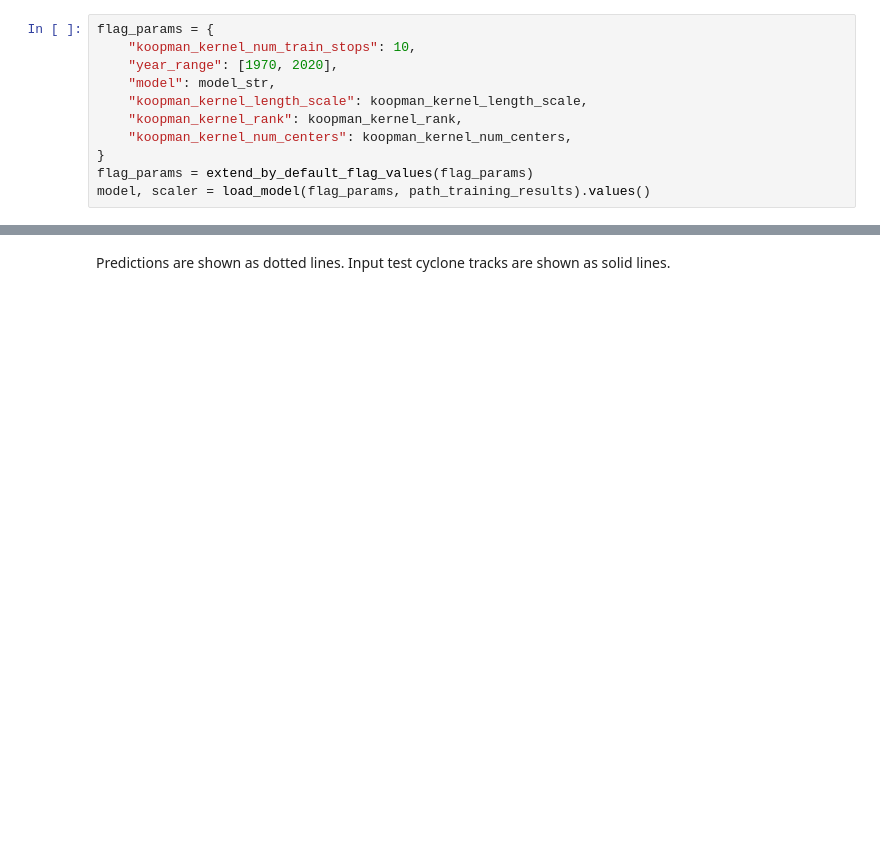
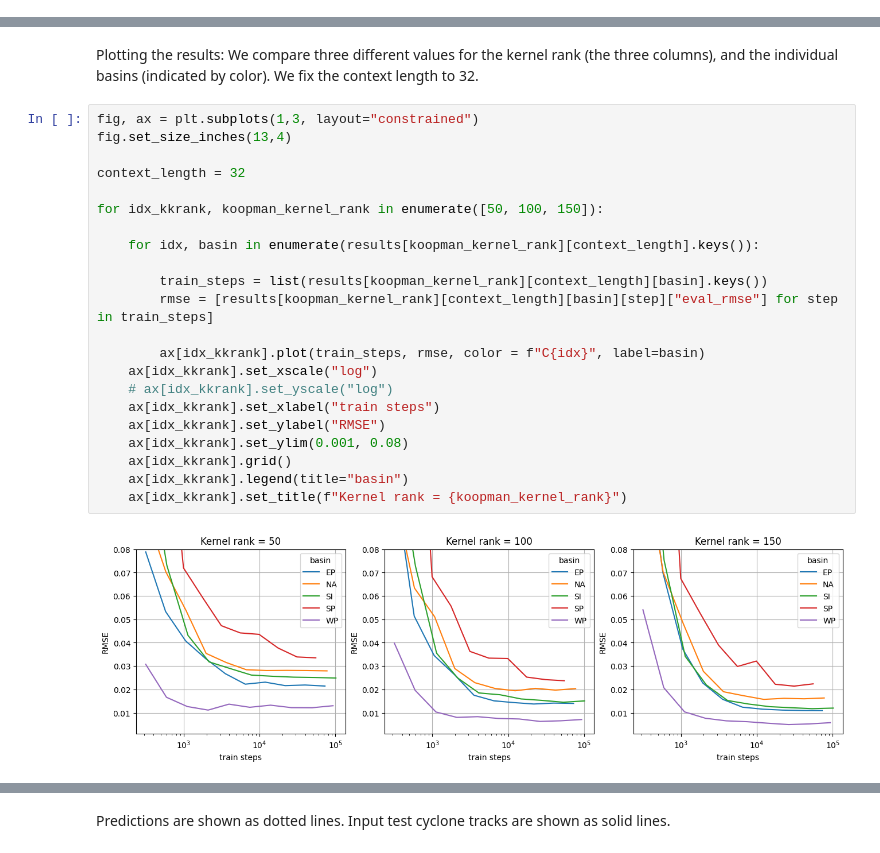
Before and after one commit to ejbrun/koopman_learning_tropical_cyclone, a Jupyter notebook: examples/koopman_kernel_for_TC_plot_prediction.ipynb, the cells around one changed output, grey strips where cells are left out. Cells and saved outputs as stored; diff of their text form; blank space fills up the shorter version.

```diff
--- a/examples/koopman_kernel_for_TC_plot_prediction.ipynb
+++ b/examples/koopman_kernel_for_TC_plot_prediction.ipynb
@@ -311,11 +0,0 @@ koopman_kernel_num_centers=350
-# %%
-flag_params = {
-    "koopman_kernel_num_train_stops": 10,
-    "year_range": [1970, 2020],
-    "model": model_str,
-    "koopman_kernel_length_scale": koopman_kernel_length_scale,
-    "koopman_kernel_rank": koopman_kernel_rank,
-    "koopman_kernel_num_centers": koopman_kernel_num_centers,
-}
-flag_params = extend_by_default_flag_values(flag_params)
-model, scaler = load_model(flag_params, path_training_results).values()
@@ -388,0 +67,26 @@ Looks good. To visualize the tropical cyclone tracks and the predictions on the
+# %% [markdown]
+Plotting the results: We compare three different values for the kernel rank (the three columns), and the individual basins (indicated by color). We fix the context length to 32.
+# %%
+fig, ax = plt.subplots(1,3, layout="constrained")
+fig.set_size_inches(13,4)
+
+context_length = 32
+
+for idx_kkrank, koopman_kernel_rank in enumerate([50, 100, 150]):
+
+    for idx, basin in enumerate(results[koopman_kernel_rank][context_length].keys()):
+
+        train_steps = list(results[koopman_kernel_rank][context_length][basin].keys())
+        rmse = [results[koopman_kernel_rank][context_length][basin][step]["eval_rmse"] for step in train_steps]
+
+        ax[idx_kkrank].plot(train_steps, rmse, color = f"C{idx}", label=basin)
+    ax[idx_kkrank].set_xscale("log")
+    # ax[idx_kkrank].set_yscale("log")
+    ax[idx_kkrank].set_xlabel("train steps")
+    ax[idx_kkrank].set_ylabel("RMSE")
+    ax[idx_kkrank].set_ylim(0.001, 0.08)
+    ax[idx_kkrank].grid()
+    ax[idx_kkrank].legend(title="basin")
+    ax[idx_kkrank].set_title(f"Kernel rank = {koopman_kernel_rank}")
+# %% [output]
+[figure, added]
```
Also changed, not shown: parts of 62 cells of this notebook, 11 other files.
